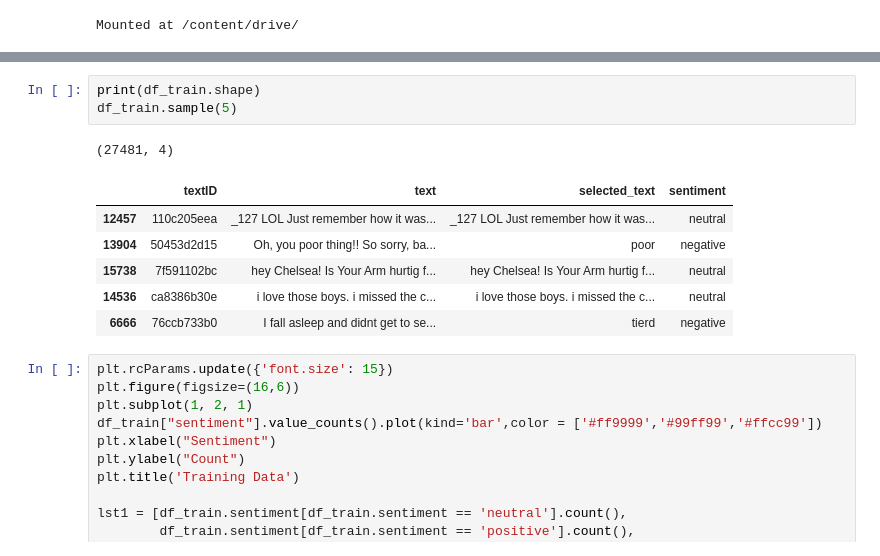
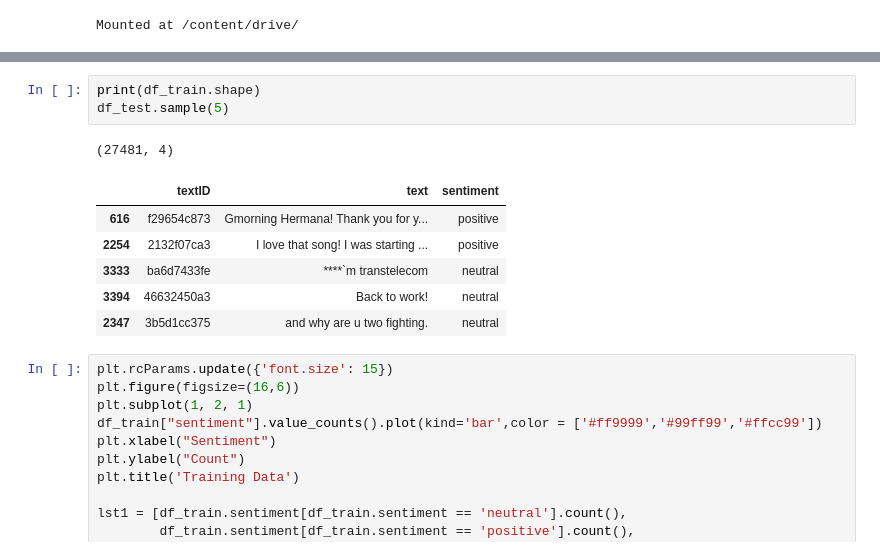
Before and after one commit to jrakhshanda/Text-Mining, a Jupyter notebook: text_mining.ipynb, the cells around one changed output, grey strips where cells are left out. Saved outputs shown, nothing was run; the diff lists cells and outputs as text.

```diff
--- a/text_mining.ipynb
+++ b/text_mining.ipynb
@@ -57,14 +84,14 @@ df_train.sample(6)
 # %%
 print(df_train.shape)
-df_train.sample(5)
+df_test.sample(5)
 # %% [output]
 (27481, 4)
-|  | textID | text | selected_text | sentiment |
-| 12457 | 110c205eea | _127 LOL Just remember how it was... | _127 LOL Just remember how it was... | neutral |
-| 13904 | 50453d2d15 | Oh, you poor thing!! So sorry, ba... | poor | negative |
-| 15738 | 7f591102bc | hey Chelsea! Is Your Arm hurtig f... | hey Chelsea! Is Your Arm hurtig f... | neutral |
-| 14536 | ca8386b30e | i love those boys. i missed the c... | i love those boys. i missed the c... | neutral |
-| 6666 | 76ccb733b0 | I fall asleep and didnt get to se... | tierd | negative |
+|  | textID | text | sentiment |
+| 616 | f29654c873 | Gmorning Hermana! Thank you for y... | positive |
+| 2254 | 2132f07ca3 | I love that song! I was starting ... | positive |
+| 3333 | ba6d7433fe | ****`m transtelecom | neutral |
+| 3394 | 46632450a3 | Back to work! | neutral |
+| 2347 | 3b5d1cc375 | and why are u two fighting. | neutral |
 # %%
 plt.rcParams.update({'font.size': 15})
 plt.figure(figsize=(16,6))
```
Also changed, not shown: parts of 19 cells of this notebook.
